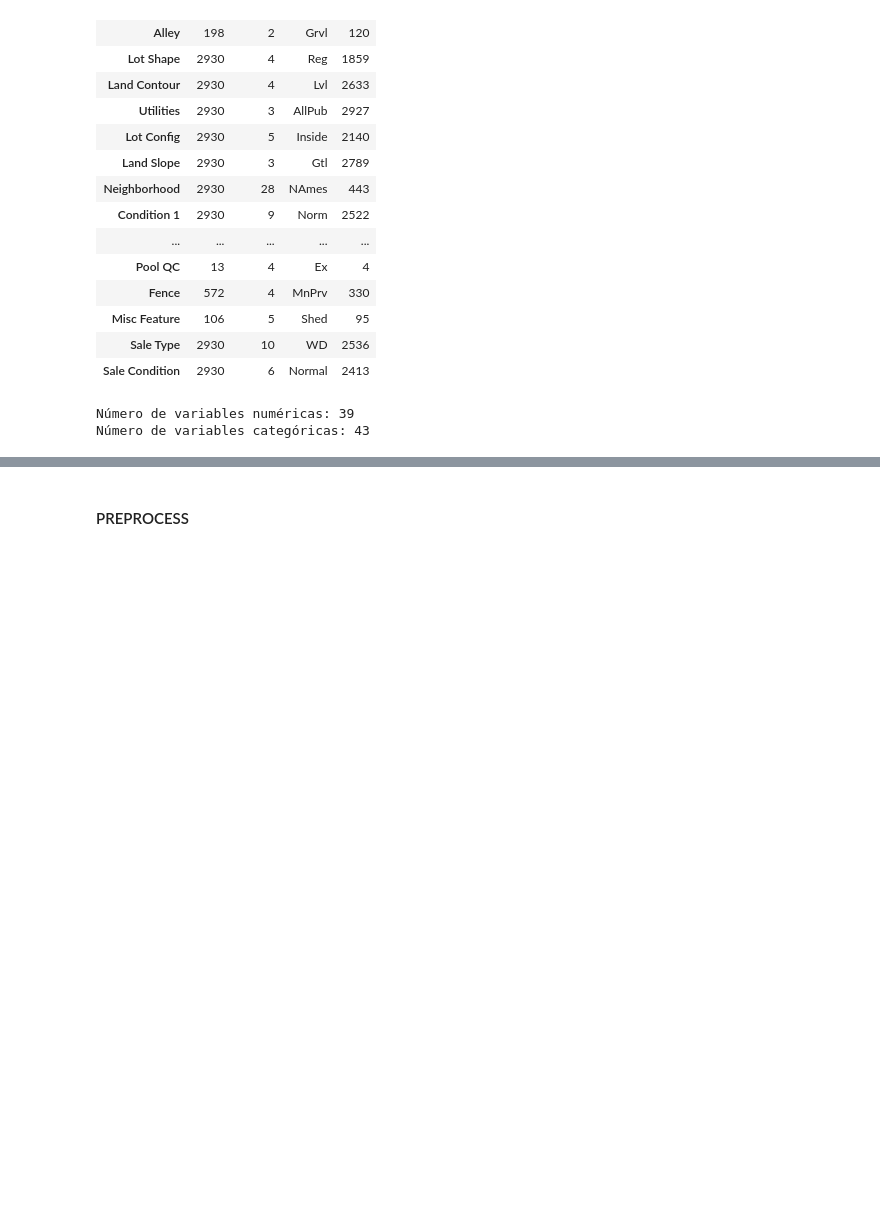
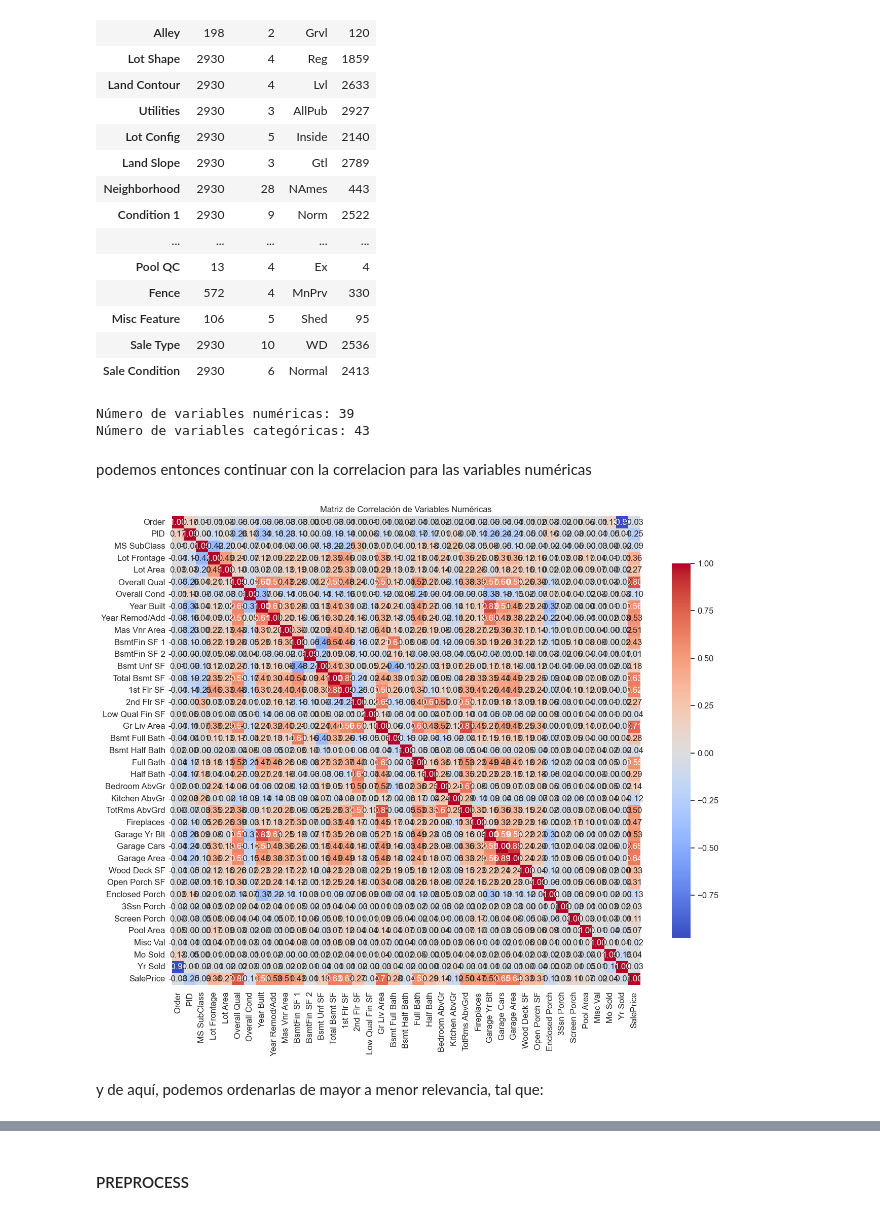
Before and after one commit to Macreat/tAM-MLt, a Jupyter notebook: DevelopTamEnv/content/P1/basis.ipynb, the cells around one changed output, grey strips where cells are left out. Cells and saved outputs as stored; diff of their text form; code cells hidden in the pictures; blank space fills up the shorter version.

```diff
--- a/DevelopTamEnv/content/P1/basis.ipynb
+++ b/DevelopTamEnv/content/P1/basis.ipynb
@@ -401,3 +397,17 @@ print(f"Número de variables categóricas: {len(categoricalFeatures)}")
 # %% [output]
 Número de variables numéricas: 39
 Número de variables categóricas: 43
+# %% [markdown]
+podemos entonces continuar con la correlacion para las variables numéricas
+# %%
+numericalFeatures =  housingDF.select_dtypes(include=[np.number]).columns
+matrixCorrelation = housingDF[numericalFeatures].corr()
+
+plt.figure(figsize=(16, 12))
+sns.heatmap(matrixCorrelation, annot=True, fmt=".2f", cmap='coolwarm', square=True, cbar_kws={"shrink": .8})
+plt.title('Matriz de Correlación de Variables Numéricas')
+plt.show()
+# %% [output]
+[figure, added]
+# %% [markdown]
+y de aquí, podemos ordenarlas de mayor a menor relevancia, tal que:
```
Also changed, not shown: parts of 9 cells of this notebook, 3 other files.
